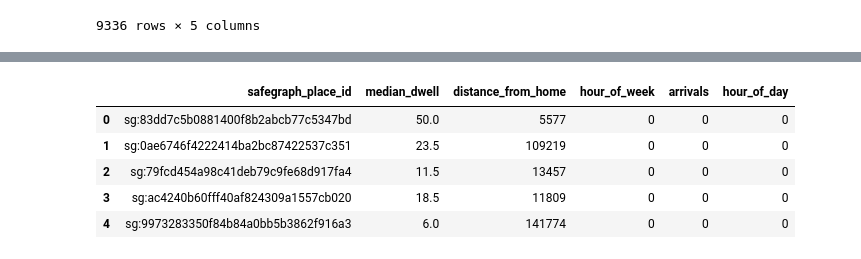
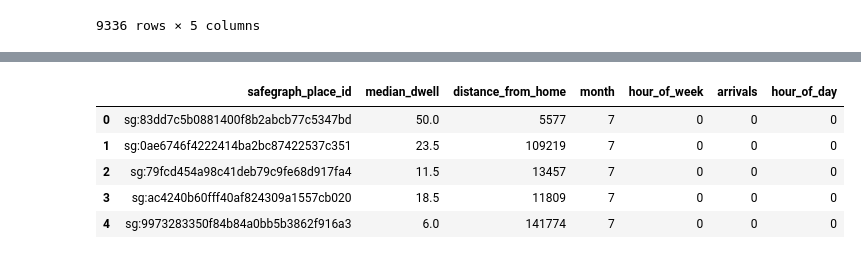
Before and after one commit to BenjaminDalziel/ampnet, a Jupyter notebook: code/dwell_vs_arrivals.ipynb, the cells around one changed output, grey strips where cells are left out. Drawn from its saved outputs; the diff is of its cells as text; code cells hidden in the pictures.

```diff
--- a/code/dwell_vs_arrivals.ipynb
+++ b/code/dwell_vs_arrivals.ipynb
@@ -14,4 +15,5 @@ weekly = "//depot.engr.oregonstate.edu/mime_u1/dalziel/Safe Graph Data/Weekly Pa
 # %%
 monthly_dfs = [pd.read_csv(path) for path in [os.path.join(monthly, item) for item in os.listdir(monthly)]]
 # currently truncated to the first 23 weeks because only 4 intermediate monthly files have been created
-weekly_dfs = [pd.read_csv(path) for path in [os.path.join(weekly, item) for item in os.listdir(weekly)[:23]]]
+weekly_paths = [os.path.join(weekly, item) for item in os.listdir(weekly)]
+weekly_dfs = [pd.read_csv(path) for path in weekly_paths]
@@ -43,3 +65,8 @@ monthly_melted[1]
 | 9334 | sg:931db17bc2a845a3a73610bc022e9b09 | 29.0 | 1 | 23 | 5 |
 | 9335 | sg:e2222aeb2f44452290993e4f8541c450 | 48.0 | 1 | 23 | 0 |
 9336 rows × 5 columns
+# %%
+import re
+
+for i, df in enumerate(weekly_dfs):
+    df['month'] = pd.to_datetime(re.findall(r'week\d{1,2}-([\d-]+).csv',weekly_paths[i])[0]).month
@@ -59,19 +91,19 @@ massive_df.head()
 # %%
 weekly_melted = massive_df.melt(
-    id_vars = ['safegraph_place_id', 'median_dwell', 'distance_from_home'],
+    id_vars = ['safegraph_place_id', 'median_dwell', 'distance_from_home', 'month'],
     value_vars=[f"visits_h{i}" for i in range(168)],
     var_name='hour_of_week',
     value_name='arrivals'
 )
 weekly_melted['hour_of_week'] = weekly_melted['hour_of_week'].str.extract(r'(\d+)').astype(int)
 weekly_melted['hour_of_day'] = weekly_melted['hour_of_week']%24
 
 weekly_melted.head(5)
 # %% [output]
-|  | safegraph_place_id | median_dwell | distance_from_home | hour_of_week | arrivals | hour_of_day |
-| 0 | sg:83dd7c5b0881400f8b2abcb77c5347bd | 50.0 | 5577 | 0 | 0 | 0 |
-| 1 | sg:0ae6746f4222414ba2bc87422537c351 | 23.5 | 109219 | 0 | 0 | 0 |
-| 2 | sg:79fcd454a98c41deb79c9fe68d917fa4 | 11.5 | 13457 | 0 | 0 | 0 |
-| 3 | sg:ac4240b60fff40af824309a1557cb020 | 18.5 | 11809 | 0 | 0 | 0 |
-| 4 | sg:9973283350f84b84a0bb5b3862f916a3 | 6.0 | 141774 | 0 | 0 | 0 |
+|  | safegraph_place_id | median_dwell | distance_from_home | month | hour_of_week | arrivals | hour_of_day |
+| 0 | sg:83dd7c5b0881400f8b2abcb77c5347bd | 50.0 | 5577 | 7 | 0 | 0 | 0 |
+| 1 | sg:0ae6746f4222414ba2bc87422537c351 | 23.5 | 109219 | 7 | 0 | 0 | 0 |
+| 2 | sg:79fcd454a98c41deb79c9fe68d917fa4 | 11.5 | 13457 | 7 | 0 | 0 | 0 |
+| 3 | sg:ac4240b60fff40af824309a1557cb020 | 18.5 | 11809 | 7 | 0 | 0 | 0 |
+| 4 | sg:9973283350f84b84a0bb5b3862f916a3 | 6.0 | 141774 | 7 | 0 | 0 | 0 |
 # %%
```
Also changed, not shown: parts of 24 cells of this notebook.
